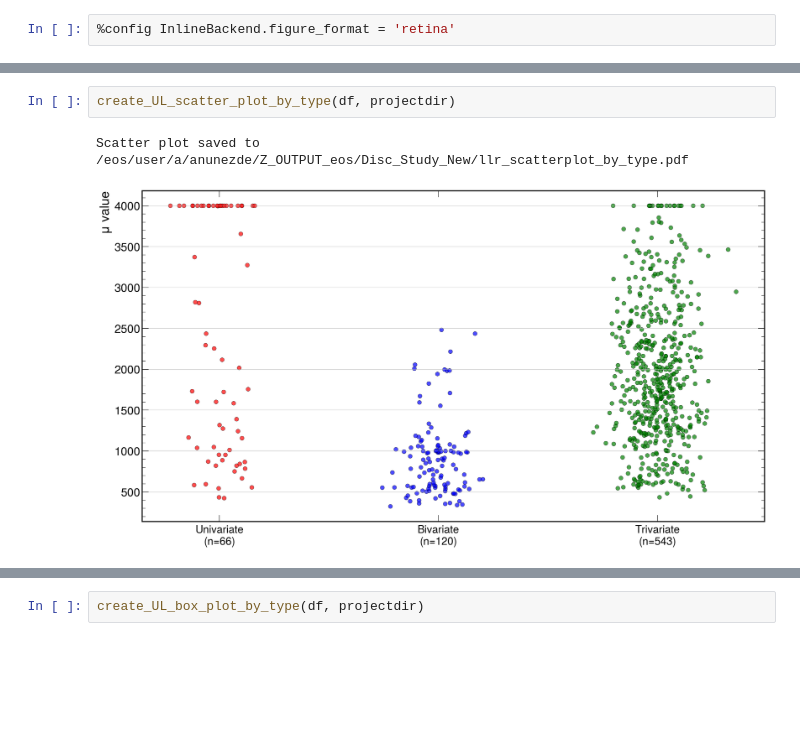
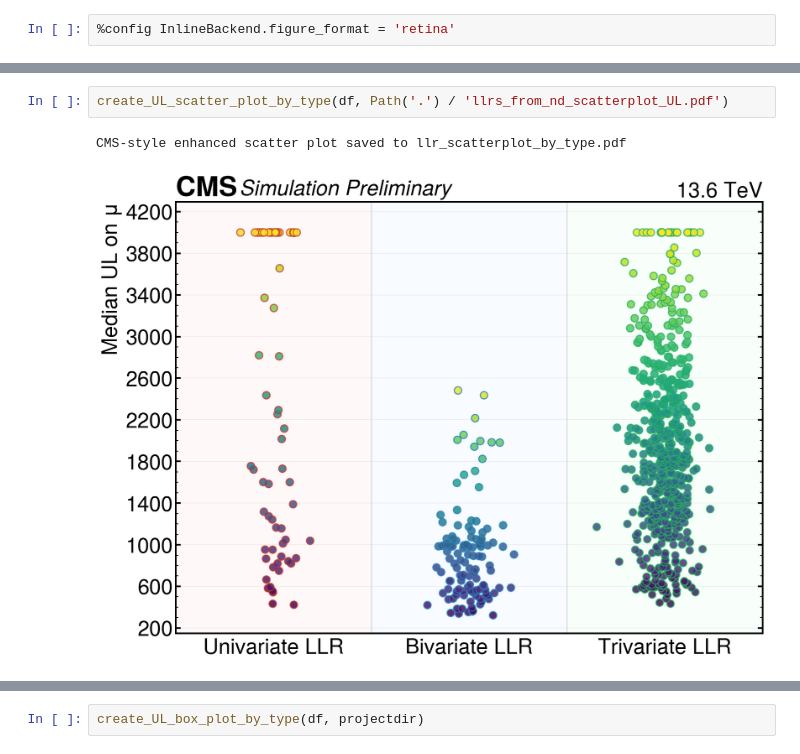
Before and after one commit to antonettprado/hh, a Jupyter notebook: llr_study/plot_UL_results.ipynb, the cells around one changed output, grey strips where cells are left out. Drawn from its saved outputs; the diff is of its cells as text; blank space fills up the shorter version.

```diff
--- a/llr_study/plot_UL_results.ipynb
+++ b/llr_study/plot_UL_results.ipynb
@@ -49,5 +46,5 @@ df
 # %%
-create_UL_scatter_plot_by_type(df, projectdir)
+create_UL_scatter_plot_by_type(df, Path('.') / 'llrs_from_nd_scatterplot_UL.pdf')
 # %% [output]
-Scatter plot saved to /eos/user/a/anunezde/Z_OUTPUT_eos/Disc_Study_New/llr_scatterplot_by_type.pdf
+CMS-style enhanced scatter plot saved to llr_scatterplot_by_type.pdf
-[figure, old version]
+[figure, new version]
```
Also changed, not shown: parts of 6 cells of this notebook, 59 other files.
